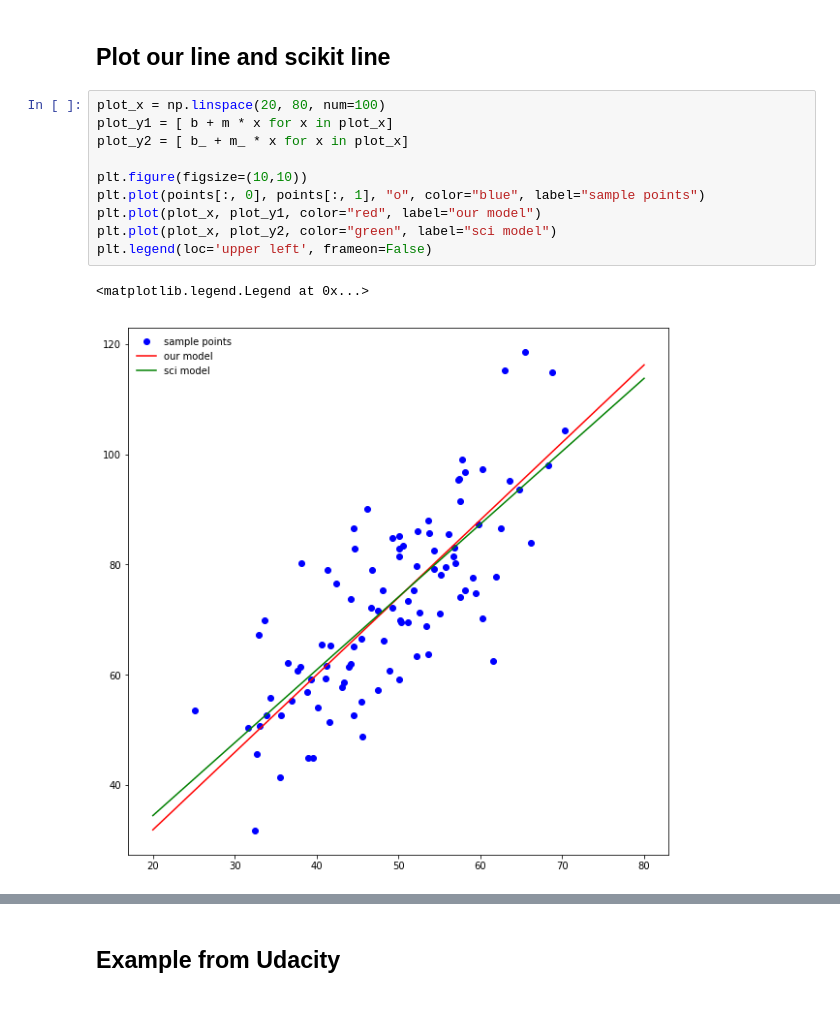
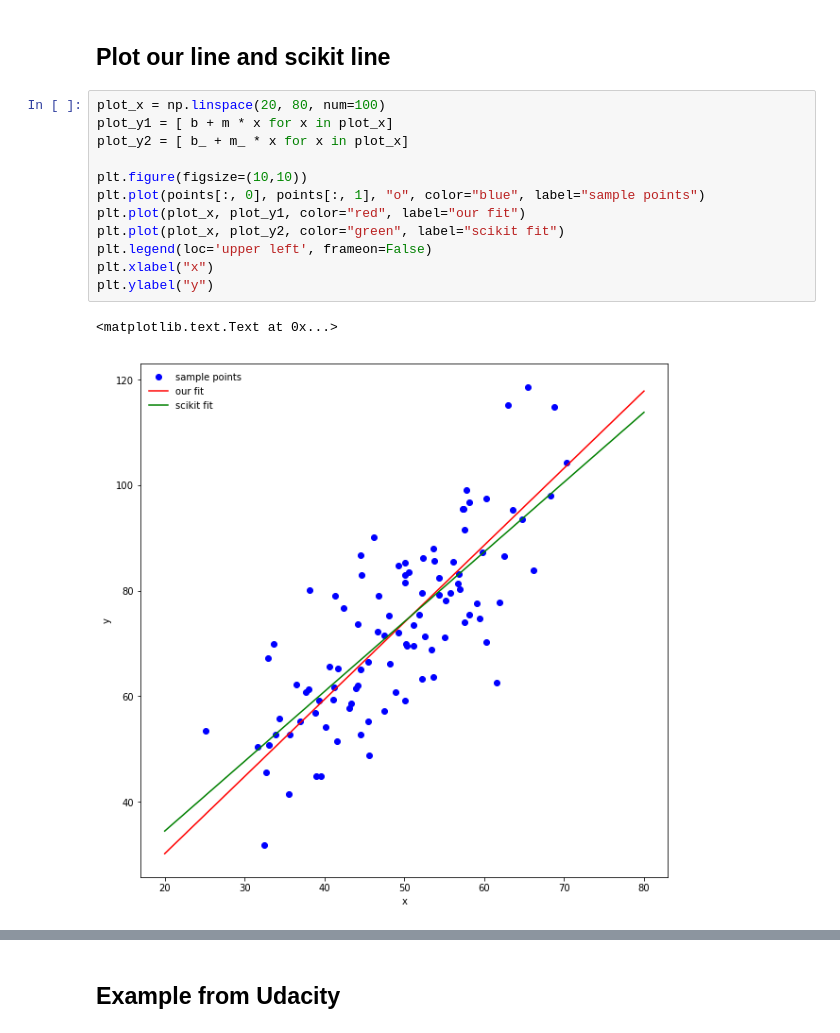
Before and after one commit to soloman817/udacity-ml, a Jupyter notebook: notebooks/linear_regression.ipynb, the cells around one changed output, grey strips where cells are left out. Saved outputs shown, nothing was run; the diff lists cells and outputs as text.

```diff
--- a/notebooks/linear_regression.ipynb
+++ b/notebooks/linear_regression.ipynb
@@ -158,13 +160,15 @@ y(88.234530) = 124.675101   y(88.234530) = 124.675101
 # %%
 plot_x = np.linspace(20, 80, num=100)
 plot_y1 = [ b + m * x for x in plot_x]
 plot_y2 = [ b_ + m_ * x for x in plot_x]
 
 plt.figure(figsize=(10,10))
 plt.plot(points[:, 0], points[:, 1], "o", color="blue", label="sample points")
-plt.plot(plot_x, plot_y1, color="red", label="our model")
-plt.plot(plot_x, plot_y2, color="green", label="sci model")
+plt.plot(plot_x, plot_y1, color="red", label="our fit")
+plt.plot(plot_x, plot_y2, color="green", label="scikit fit")
 plt.legend(loc='upper left', frameon=False)
+plt.xlabel("x")
+plt.ylabel("y")
 # %% [output]
-<matplotlib.legend.Legend at 0x...>
+<matplotlib.text.Text at 0x...>
-[figure, old version]
+[figure, new version]
```
Also changed, not shown: parts of 5 cells of this notebook.
